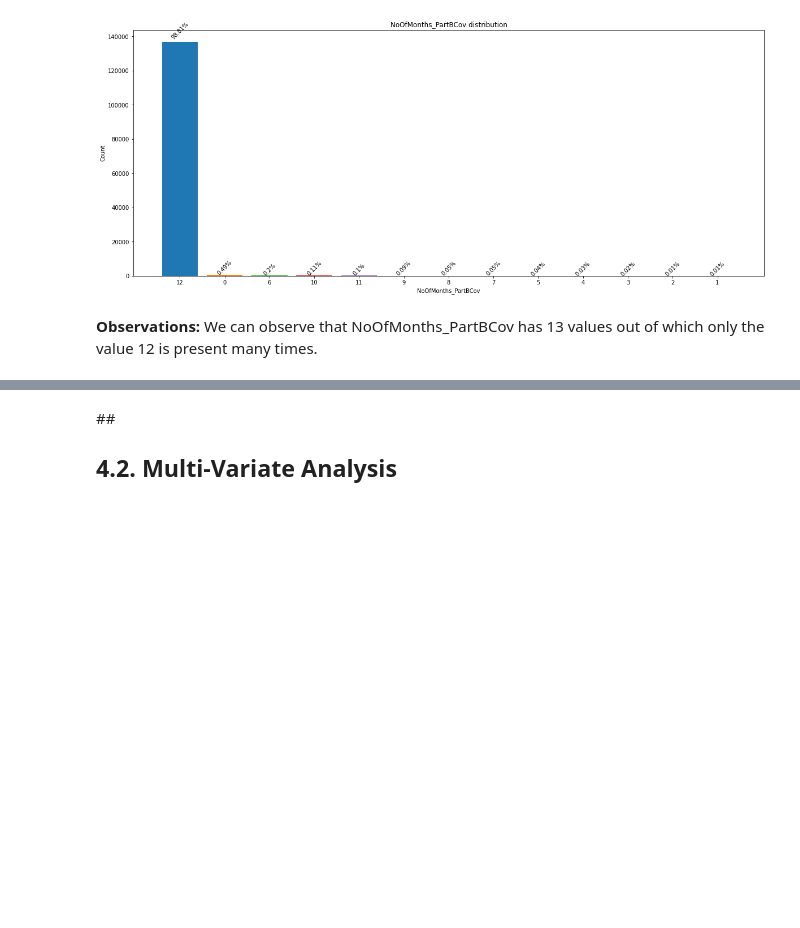
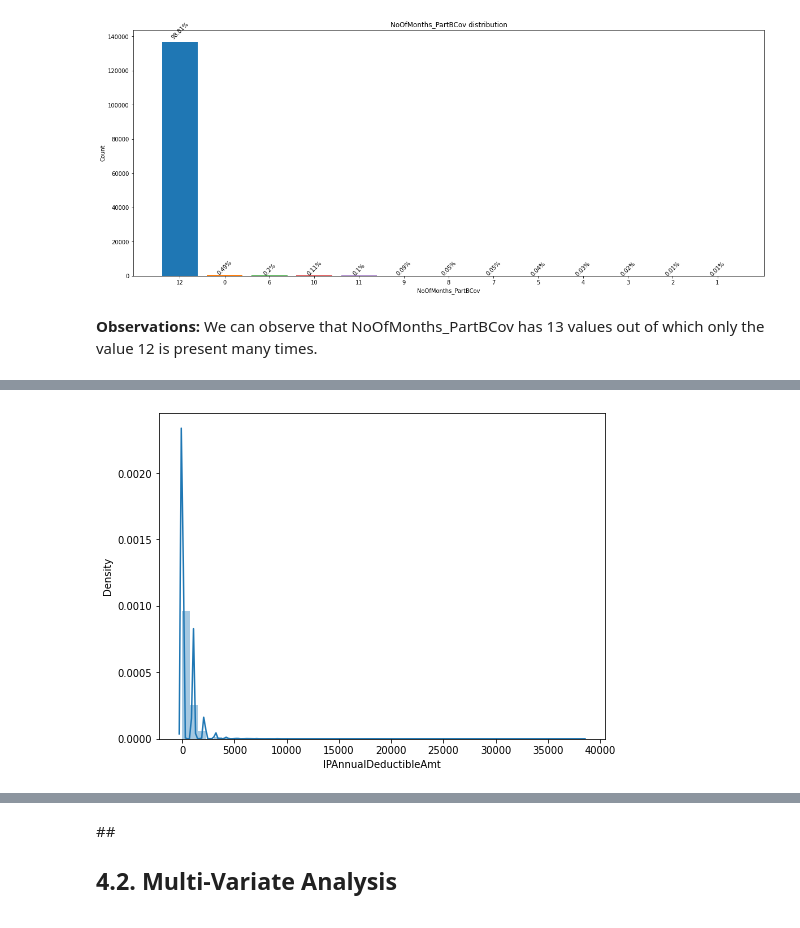
Before and after one commit to NaveenVuppula/Healthcare-Provider-Fraud-Detection-Analysis, a Jupyter notebook: Healthcare_Provider_Fraud_Detection_Analysis.ipynb, the cells around one changed output, grey strips where cells are left out. Drawn from its saved outputs; the diff is of its cells as text; code cells hidden in the pictures; blank space fills up the shorter version.

```diff
--- a/Healthcare_Provider_Fraud_Detection_Analysis.ipynb
+++ b/Healthcare_Provider_Fraud_Detection_Analysis.ipynb
@@ -333,0 +405,4 @@ show_barplot(data, "NoOfMonths_PartBCov", "NoOfMonths_PartBCov distribution")
+# %%
+display_hist(df_train_beneficiaries, 'IPAnnualDeductibleAmt')
+# %% [output]
+[figure, added]
```
Also changed, not shown: parts of 19 cells of this notebook.
